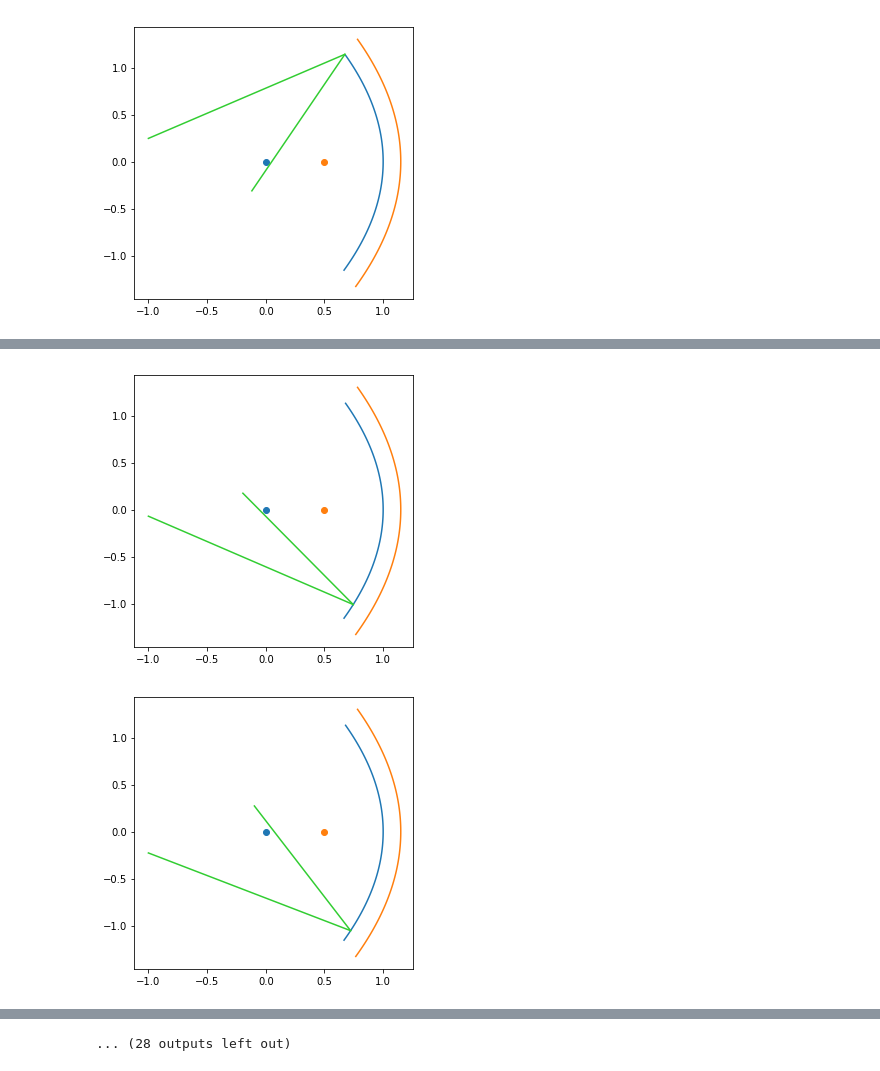
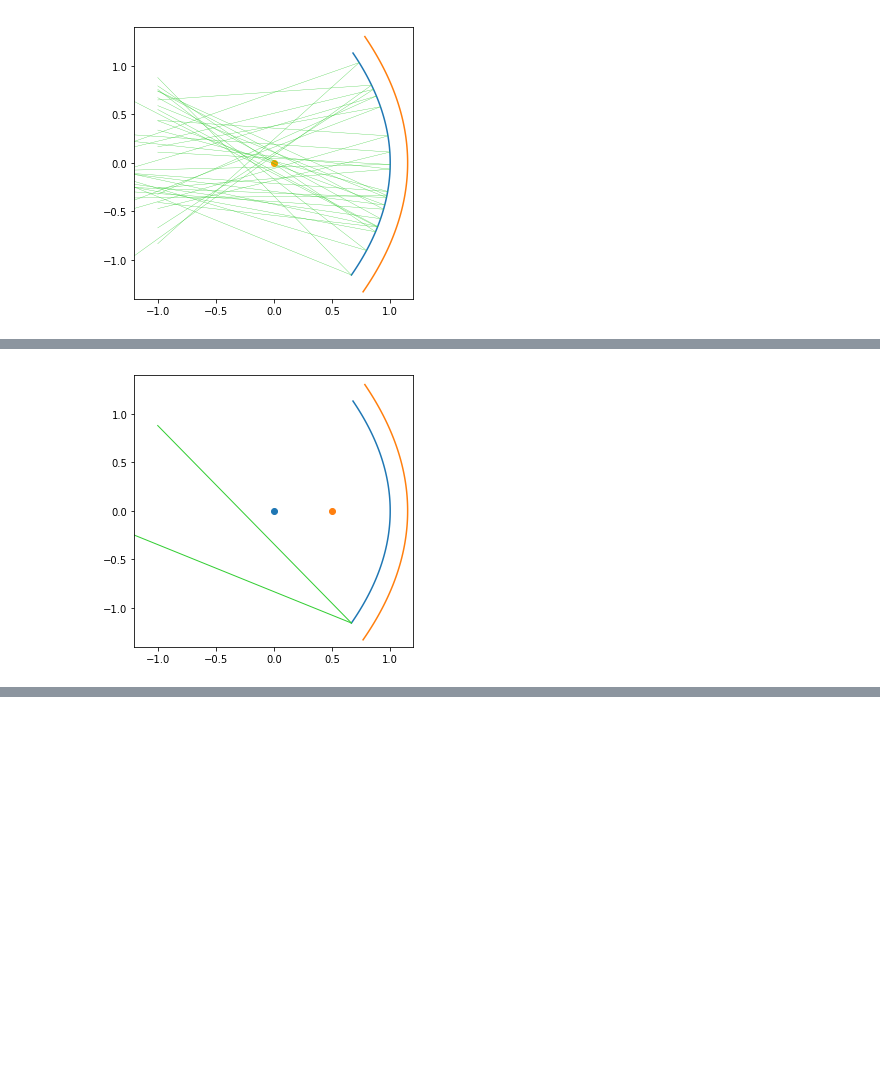
Before and after one commit to suafle/Clase2, a Jupyter notebook: homework_1.ipynb, the cells around one changed output, grey strips where cells are left out. Cells and saved outputs as stored; diff of their text form; code cells hidden in the pictures; blank space fills up the shorter version.

Commit message:
Final (Normal vectors theoretically calculated)

```diff
--- a/homework_1.ipynb
+++ b/homework_1.ipynb
@@ -150,47 +306,73 @@ for i in range(0,len(dx)):
 # %%
-#Parabolic mirror off-axis
+#Parabolic random mirror off-axis
 ii = np.arange(-60,60,1)*(np.pi/180.)
 r = 2./(1.+np.cos(ii))
 x = r*np.cos(ii)
 y = r*np.sin(ii)
 #En cartesianas y**2 = -4*(x-1)
 
 plt.rcParams["figure.figsize"] = (5,5)
 
 #random rays
 x1 = -1.0*np.ones(40)
 y1 = np.random.uniform(-1,1,40)
 x2 = 0.6*np.ones(40)
 y2 = np.random.uniform(-1.15,1.15,40)
 #y2 = np.random.uniform(-np.sqrt(2.4),np.sqrt(2.4),40)
 
 #Interction sphere and parabola (dx,dy)
 m = (y2 - y1)/(x2 - x1)
 n = y2 - m*x2
 
 dx = (-m*n - 2. + 2.*np.sqrt(m*n + 1. + m**2))/(m**2)
 dy = m*dx + n
 
-dx_minu = dx - 0.001
-dx_plus = dx + 0.001
-dy_minu = m*dx_minu + n
-dy_plus = m*dx_plus + n
+N = np.sqrt(dy**2 + 4)
+normalx = 2./N
+normaly = dy/N
 
-tangentx = dx_plus - dx_minu
-tangenty = dy_plus - dy_minu
-alpha = np.arctan(tangentx/tangenty) #angle between tangent and incoming horizontal ray
-reflectedx = -np.cos(2.*alpha) - dx #refelcted ray
-reflectedy = np.sin(2.*alpha) - dy #refelcted ray
+incidentx = dx - x1
+incidenty = dy - y1
 
-for i in range(0,len(dx)):
-  plt.scatter([-1,1],[-1,1],color='white')
-  plt.scatter([0],[0])
-  plt.scatter([0.5],[0])
-  plt.plot(x,y) #mirror
-  plt.plot(x*1.15,y*1.15) #mirror
-  plt.plot([x1[i],dx[i]],[y1[i],dy[i]],color='limegreen') #incident ray
-  plt.plot([dx[i],reflectedx[i]],[dy[i],reflectedy[i]],color='limegreen') #reflected ray
-  plt.show()
-  plt.close()
+reflectedx = incidentx - 2*(incidentx*normalx + incidenty*normaly)*normalx
+reflectedy = incidenty - 2*(incidentx*normalx + incidenty*normaly)*normaly
+
+plt.rcParams["figure.figsize"] = (5,5)
+plt.plot(x,y)
+plt.plot(x*1.15,y*1.15)
+plt.scatter([0],[0],c='orange')
+#plt.scatter([0.5],[0])
+plt.xlim([-1.2, 1.2])
+plt.ylim([-1.4, 1.4])
+
+for i in range(0,40,2):
+  plt.plot([x1[i],dx[i]],[y1[i],dy[i]],color='limegreen',lw=0.3) #incident ray
+  plt.plot([dx[i],reflectedx[i]],[dy[i],reflectedy[i]],color='limegreen',lw=0.3) #reflected ray
+plt.show()
+plt.close()
+
+rc('animation', html='html5')
+fig, ax = plt.subplots(figsize=(5,5))
+ax.scatter([0],[0])
+ax.scatter([0.5],[0])
+ax.set_xlim((-1.2, 1.2))
+ax.set_ylim((-1.4, 1.4))
+ax.plot(x,y, lw=1.5)
+ax.plot(x*1.15,y*1.15, lw=1.5)
+
+line1, = ax.plot([], [], lw=1, color = 'limegreen')
+line2, = ax.plot([], [], lw=1, color = 'limegreen')
+
+def init():
+    line.set_data([], [])
+    return (line,)
+
+def animate(i):
+  line1.set_data([x1[i],dx[i]],[y1[i],dy[i]]) #incident ray
+  line2.set_data([dx[i],reflectedx[i]],[dy[i],reflectedy[i]]) #reflected ray
+
+anim = animation.FuncAnimation(fig, animate,frames=40,interval=200)
+HTML(anim.to_html5_video())
+#anim.save('filename.mp4')
 # %% [output]
-[figure, old version]
+[figure, new version]
@@ -197,2 +380 @@ for i in range(0,len(dx)):
-[figure, old version]
+[figure, new version]
-[figure, removed]
@@ -208 +380,0 @@ for i in range(0,len(dx)):
-... (28 outputs left out)
```
Also changed, not shown: parts of 7 cells of this notebook.
